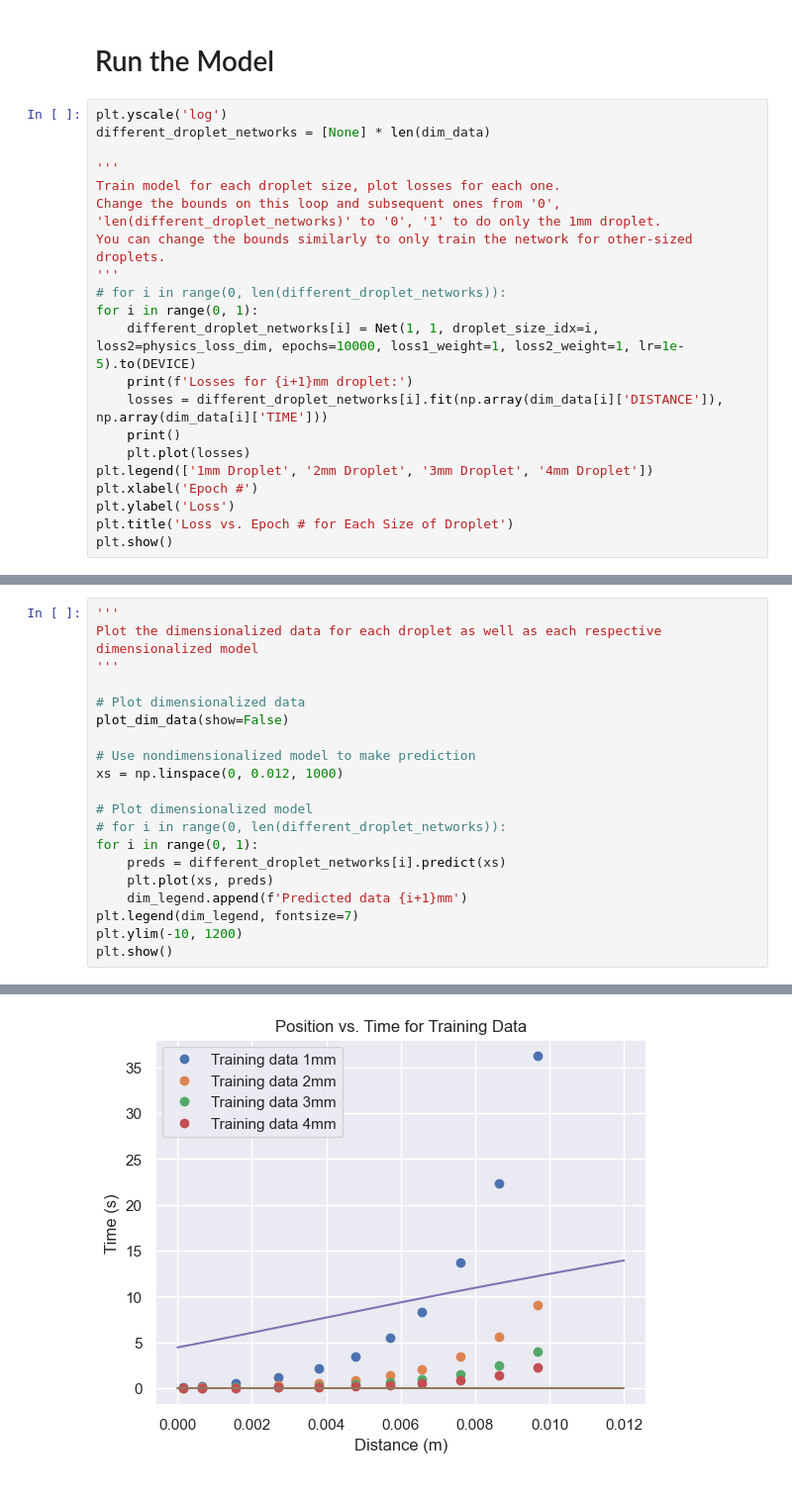
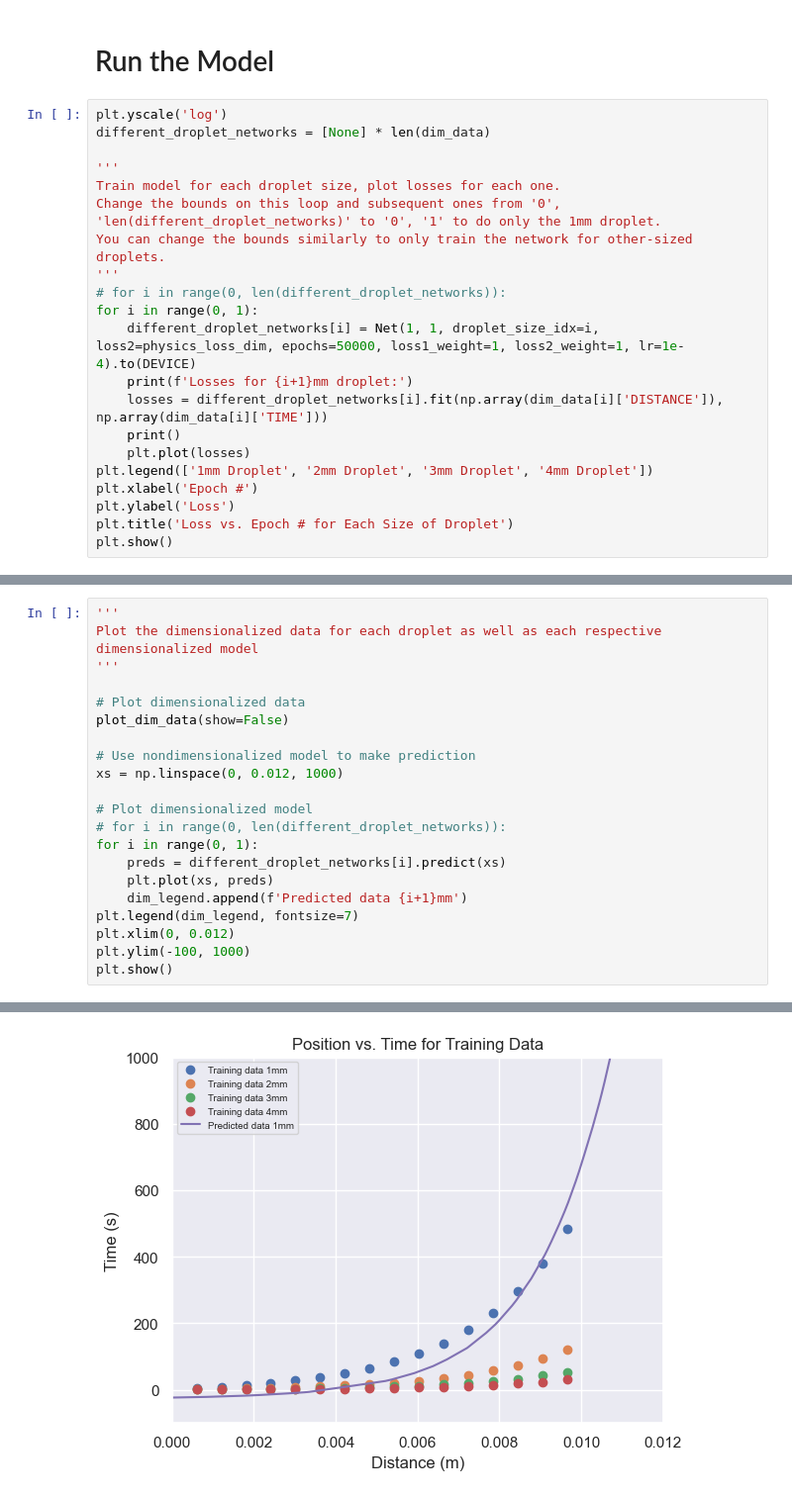
Before and after one commit to rahavdayan/pinns-model, a Jupyter notebook: src/ferrofluid/ferrofluid.ipynb, the cells around one changed output, grey strips where cells are left out. Shown at 99% size. Drawn from its saved outputs; the diff is of its cells as text.

```diff
--- a/src/ferrofluid/ferrofluid.ipynb
+++ b/src/ferrofluid/ferrofluid.ipynb
@@ -50,7 +50,7 @@ You can change the bounds similarly to only train the network for other-sized dr
 '''
 # for i in range(0, len(different_droplet_networks)):
 for i in range(0, 1):
-    different_droplet_networks[i] = Net(1, 1, droplet_size_idx=i, loss2=physics_loss_dim, epochs=10000, loss1_weight=1, loss2_weight=1, lr=1e-5).to(DEVICE)
+    different_droplet_networks[i] = Net(1, 1, droplet_size_idx=i, loss2=physics_loss_dim, epochs=50000, loss1_weight=1, loss2_weight=1, lr=1e-4).to(DEVICE)
     print(f'Losses for {i+1}mm droplet:')
     losses = different_droplet_networks[i].fit(np.array(dim_data[i]['DISTANCE']), np.array(dim_data[i]['TIME']))
     print()
@@ -93,6 +97,7 @@ for i in range(0, 1):
     plt.plot(xs, preds)
     dim_legend.append(f'Predicted data {i+1}mm')
 plt.legend(dim_legend, fontsize=7)
-plt.ylim(-10, 1200)
+plt.xlim(0, 0.012)
+plt.ylim(-100, 1000)
 plt.show()
 # %% [output]
@@ -100,4 +104,4 @@ AttributeError: 'NoneType' object has no attribute 'predict'
-[figure, old version]
+[figure, new version]
 # %%
 pred = different_droplet_networks[0].predict(xs)
 plt.plot(xs, pred)
```
Also changed, not shown: parts of 3 cells of this notebook, 1 other file.
